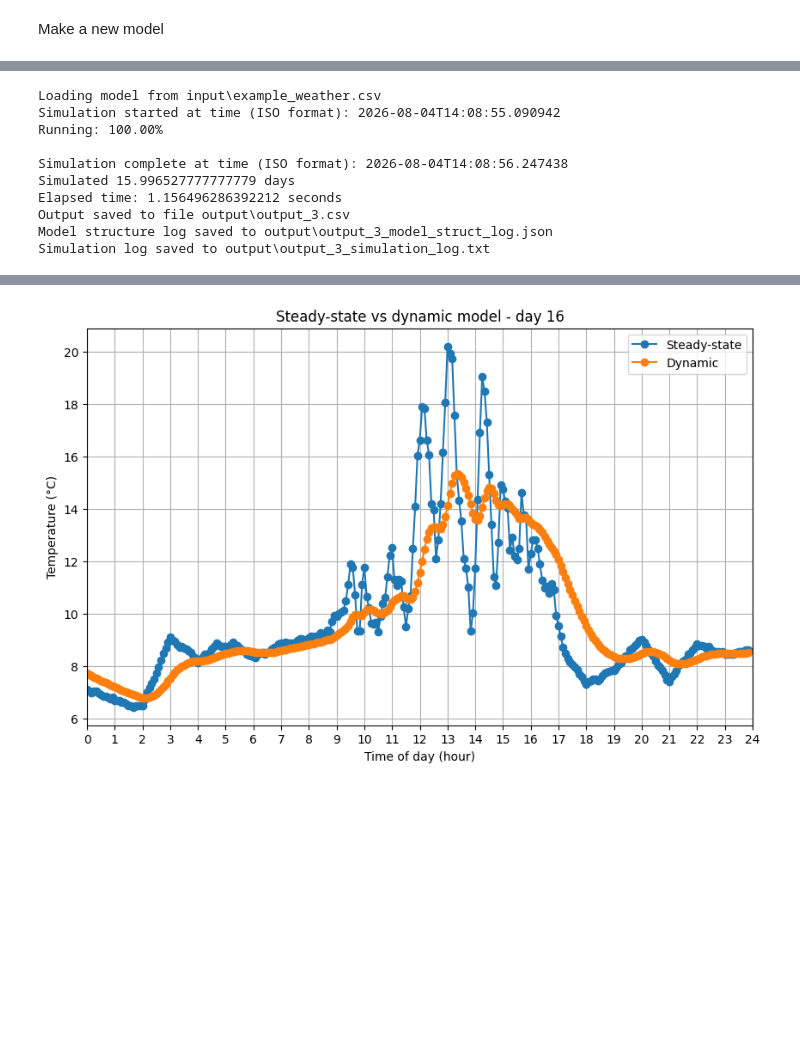
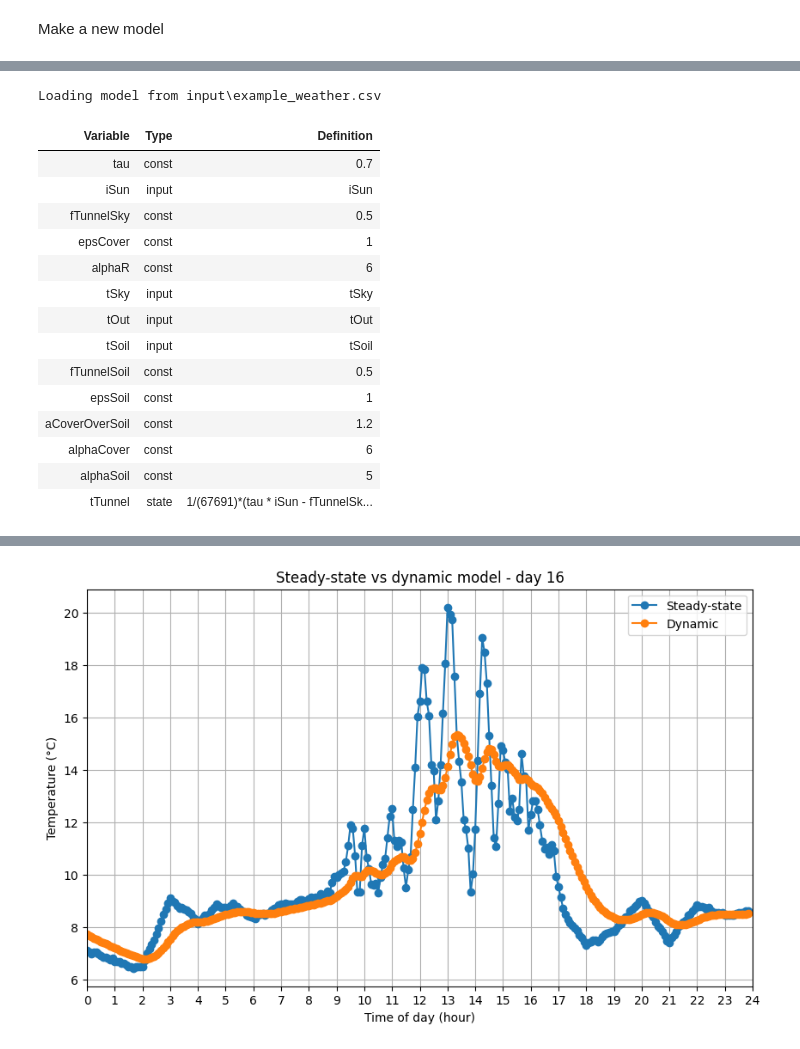
Before and after one commit to davkat1/intro_gh_modelling_draft, a Jupyter notebook: notebooks/04_from_steady_state_to_dynamic_model.ipynb, the cells around one changed output, grey strips where cells are left out. Cells and saved outputs as stored; diff of their text form; code cells hidden in the pictures; blank space fills up the shorter version.

```diff
--- a/notebooks/04_from_steady_state_to_dynamic_model.ipynb
+++ b/notebooks/04_from_steady_state_to_dynamic_model.ipynb
@@ -113,51 +315,56 @@ Make a new model
 # %%
 # A guess at capacity:
 # The air has a capacity of 1200 J/m3/K (Stanghellini textbook)
 # Soil has a capacity of 1.73e6 J/m3/K (Vanthoor)
 # Per m2 assume we consider 2.5 m of air and 0.1 m of soil, that gives:
 # 1200x(2.5/2.6) + 1.73e6 (0.1/2.6) = 1153 + 66538 = 67691
 
-import json
-
-with open(os.path.join("output", "output_2_model_struct_log.json"), "r") as tunnel_def:
-    dynamic_model = json.load(tunnel_def)
-
-
-# Remove previous definitions of auxiliary states and states
-del dynamic_model["auxiliary states"]
-del dynamic_model["states"]
-
-dynamic_model["tTunnel"] = {
+tunnel_def["tTunnel"] = {
         "description": "Temperature of the unventilated greenhouse",
         "unit": "°C",
         "reference": "Stanghellini et al. (2024), Eq. 3.9 (rearranged to isolate tTunnel)",
         "type": "state",
         "init": "8",
         "definition": "1/(67691)*(" \
         "tau * iSun " \
         "- fTunnelSky * epsCover * alphaR * (tTunnel - tSky) " \
         "- aCoverOverSoil * alphaCover * (tTunnel - tOut) " \
         "- fTunnelSoil * epsSoil * alphaR * (tTunnel - tSoil) " \
         "- alphaSoil * (tTunnel - tSoil)"
     ")"
     }
 
-
+options = {
+    "options": {
+        "t_start":"0",
+        "t_end": str(16 * 24 * 60 * 60),
+        "output_step": "300",
+        "t_eval": "300"
+    }
+}
 
 mdl_3 = greenlight.GreenLight(
     base_path=os.getcwd(),
-    input_prompt=[dynamic_model, os.path.join("input", "example_weather.csv")],
+    input_prompt=[tunnel_def, os.path.join("input", "example_weather.csv"), options],
     output_path=os.path.join("output", "output_3.csv")
 )
-mdl_3.run()
+
+mdl_3.load()
+model_table(mdl_3)
 # %% [output]
 Loading model from input\example_weather.csv
-Simulation started at time (ISO format): 2026-08-04T14:08:55.090942
-Running: 100.00%
-
-Simulation complete at time (ISO format): 2026-08-04T14:08:56.247438
-Simulated 15.996527777777779 days
-Elapsed time: 1.156496286392212 seconds
-Output saved to file output\output_3.csv
-Model structure log saved to output\output_3_model_struct_log.json
-Simulation log saved to output\output_3_simulation_log.txt
+| Variable | Type | Definition |
+| tau | const | 0.7 |
+| iSun | input | iSun |
+| fTunnelSky | const | 0.5 |
+| epsCover | const | 1 |
+| alphaR | const | 6 |
+| tSky | input | tSky |
+| tOut | input | tOut |
+| tSoil | input | tSoil |
+| fTunnelSoil | const | 0.5 |
+| epsSoil | const | 1 |
+| aCoverOverSoil | const | 1.2 |
+| alphaCover | const | 6 |
+| alphaSoil | const | 5 |
+| tTunnel | state | 1/(67691)*(tau * iSun - fTunnelSk... |
```
Also changed, not shown: parts of 14 cells of this notebook, 7 other files.
